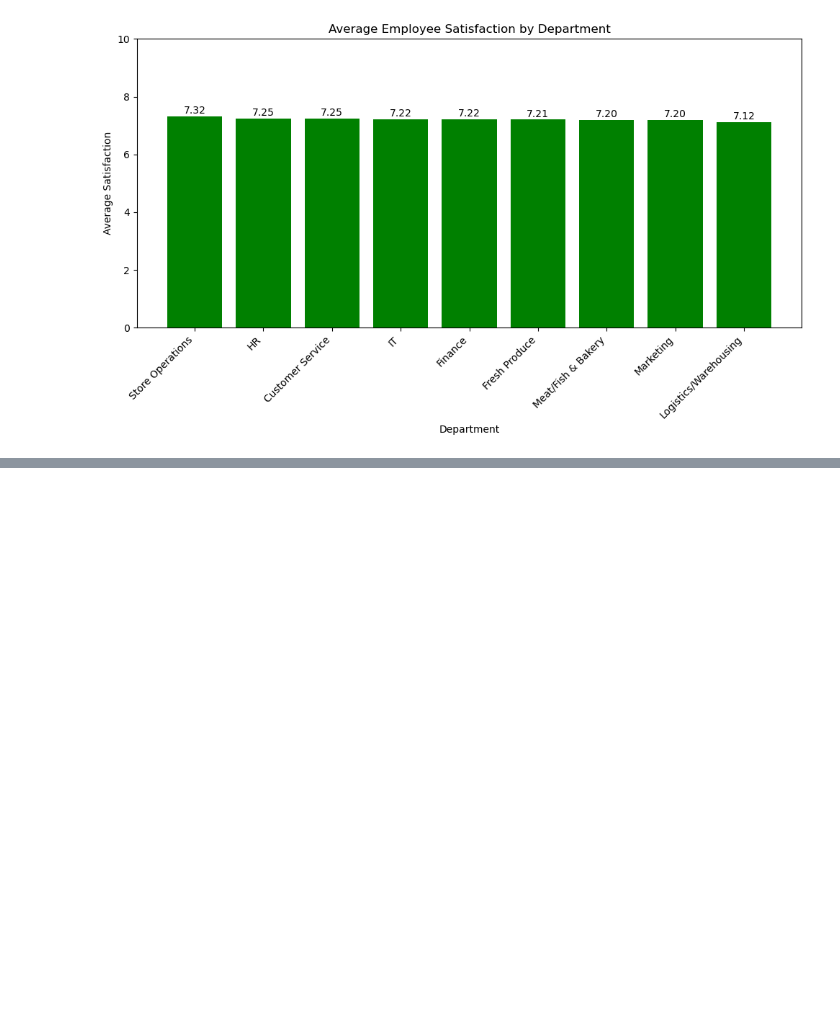
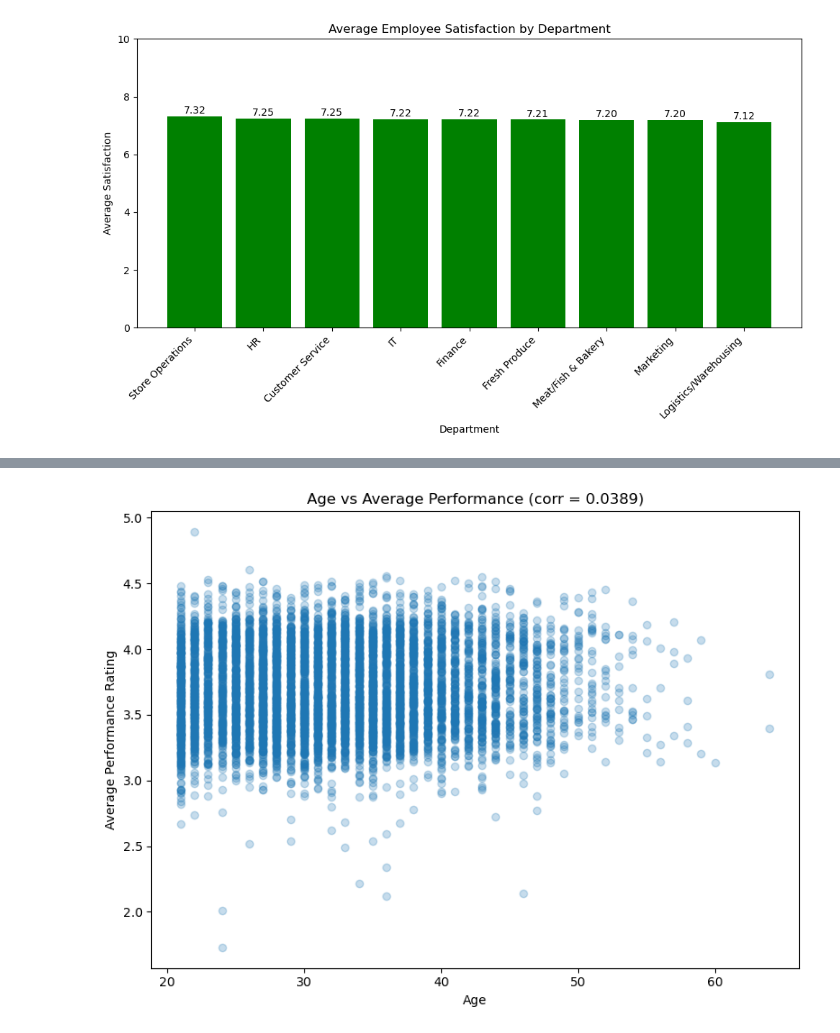
Before and after one commit to ChiBao-v/hr-analytics-workforce-performance, a Jupyter notebook: notebooks/exploratory_data_analysis.ipynb, the cells around one changed output, grey strips where cells are left out. Saved outputs shown, nothing was run; the diff lists cells and outputs as text; code cells hidden in the pictures; blank space fills up the shorter version.

```diff
--- a/notebooks/exploratory_data_analysis.ipynb
+++ b/notebooks/exploratory_data_analysis.ipynb
@@ -876,0 +1043,8 @@ A minimum employee count filter is also used to avoid over-interpreting roles th
+# %%
+age_performance = (
+    employee_monthly_df.groupby(['Employee_Id', 'Age'], as_index=False)
+    .agg( Avg_Performance = ('Performance_Rating', 'mean'))
+)
+
+age_performance_correlation = age_performance['Age'].corr(age_performance['Avg_Performance'])
+print(f'Correlation between Age and Performance is: {age_performance_correlation:.4f}')
@@ -876,0 +1053,18 @@ A minimum employee count filter is also used to avoid over-interpreting roles th
+# %%
+age_performance["Age_Group"] = pd.cut(
+    age_performance["Age"],
+    bins=[17, 25, 35, 45, 55, 65],
+    labels=["18-25", "26-35", "36-45", "46-55", "56-65"]
+)
+
+age_group_performance = (
+    age_performance.groupby("Age_Group", as_index=False, observed=False)
+    .agg(
+        Avg_Performance=("Avg_Performance", "mean"),
+        Employee_Count=("Employee_Id", "nunique")
+    )
+    .sort_values("Avg_Performance", ascending=False)
+    .reset_index(drop=True)
+)
+
+age_group_performance.round(3)
@@ -876,0 +1078,15 @@ A minimum employee count filter is also used to avoid over-interpreting roles th
+# %%
+plt.figure(figsize=(8, 6))
+plt.scatter(
+    age_performance["Age"],
+    age_performance["Avg_Performance"],
+    alpha=0.25
+)
+
+plt.title(f"Age vs Average Performance (corr = {age_performance_correlation:.4f})")
+plt.xlabel("Age")
+plt.ylabel("Average Performance Rating")
+plt.tight_layout()
+plt.show()
+# %% [output]
+[figure, added]
```
Also changed, not shown: parts of 15 cells of this notebook.
